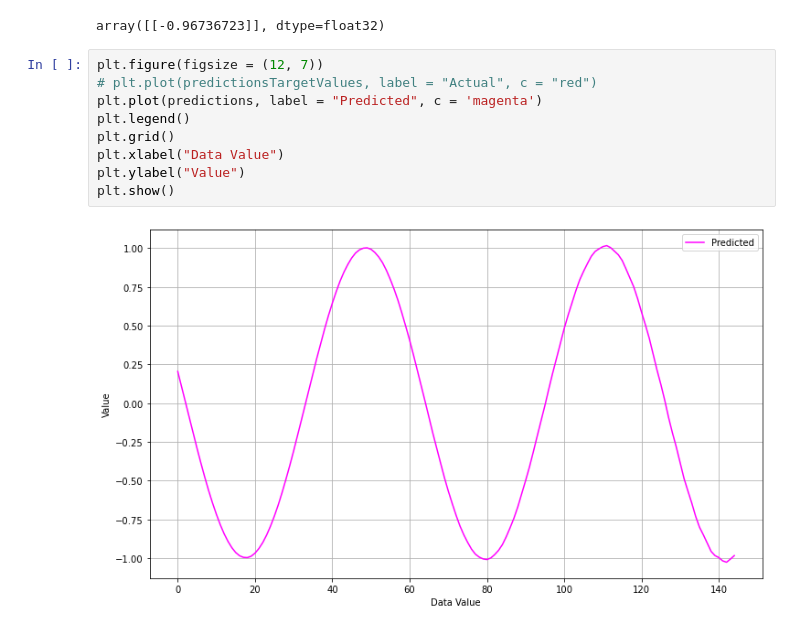
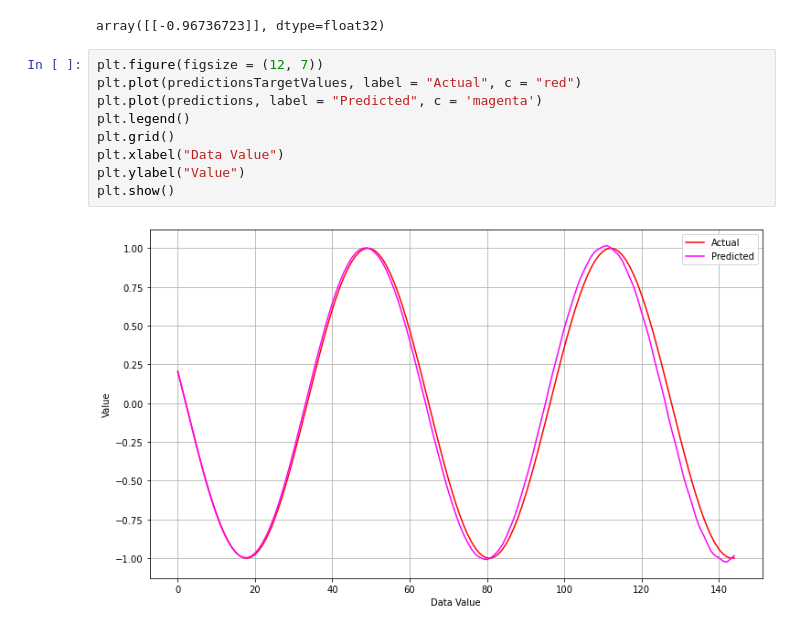
Before and after one commit to HarshitDawar55/Machine_And_Deep_Learning, a Jupyter notebook: Projects/Deep_Learning_Projects/AutoRegressor-Model-RNN-Basics/AutoRegressor Model.ipynb, the cells around one changed output. Saved outputs shown, nothing was run; the diff lists cells and outputs as text.

```diff
--- a/Projects/Deep_Learning_Projects/AutoRegressor-Model-RNN-Basics/AutoRegressor Model.ipynb
+++ b/Projects/Deep_Learning_Projects/AutoRegressor-Model-RNN-Basics/AutoRegressor Model.ipynb
@@ -126,12 +126,12 @@ model.predict(last_Value_Of_Data.reshape(1, -1))
 array([[-0.96736723]], dtype=float32)
 # %%
 plt.figure(figsize = (12, 7))
-# plt.plot(predictionsTargetValues, label = "Actual", c = "red")
+plt.plot(predictionsTargetValues, label = "Actual", c = "red")
 plt.plot(predictions, label = "Predicted", c = 'magenta')
 plt.legend()
 plt.grid()
 plt.xlabel("Data Value")
 plt.ylabel("Value")
 plt.show()
 # %% [output]
-[figure, old version]
+[figure, new version]
```
Also changed, not shown: parts of 13 cells of this notebook.
